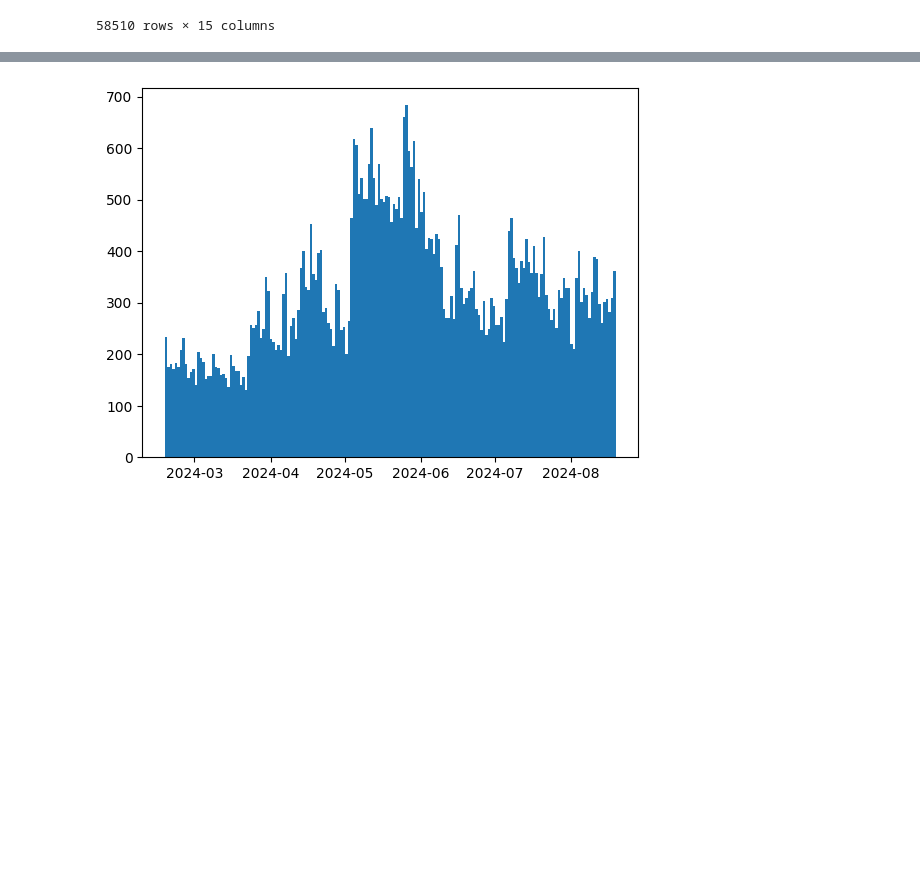
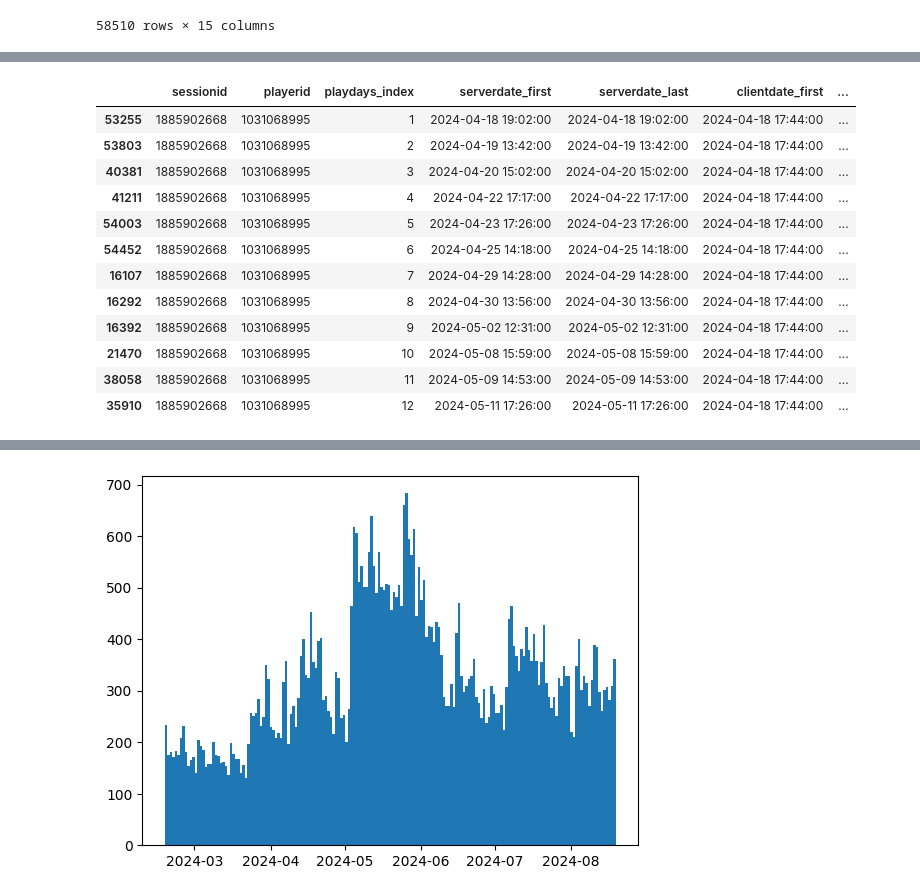
Before and after one commit to Mr28/game-user-engagement-analysis, a Jupyter notebook: Untitled-1.ipynb, the cells around one changed output, grey strips where cells are left out. Cells and saved outputs as stored; diff of their text form; code cells hidden in the pictures; blank space fills up the shorter version.

```diff
--- a/Untitled-1.ipynb
+++ b/Untitled-1.ipynb
@@ -525,0 +701,16 @@ print(df.loc[df['clientdate_first']<'2024-02-18 00:00:00', ['playerid', 'serverd
+# %%
+df.loc[df['sessionid']==1885902668, ['sessionid', 'playerid', 'playdays_index', 'serverdate_first', 'serverdate_last', 'clientdate_first', 'clientdate_last', 'sessionuptime_duration', 'session_playtime_duration']]
+# %% [output]
+|  | sessionid | playerid | playdays_index | serverdate_first | serverdate_last | clientdate_first | ... |
+| 53255 | 1885902668 | 1031068995 | 1 | 2024-04-18 19:02:00 | 2024-04-18 19:02:00 | 2024-04-18 17:44:00 | ... |
+| 53803 | 1885902668 | 1031068995 | 2 | 2024-04-19 13:42:00 | 2024-04-19 13:42:00 | 2024-04-18 17:44:00 | ... |
+| 40381 | 1885902668 | 1031068995 | 3 | 2024-04-20 15:02:00 | 2024-04-20 15:02:00 | 2024-04-18 17:44:00 | ... |
+| 41211 | 1885902668 | 1031068995 | 4 | 2024-04-22 17:17:00 | 2024-04-22 17:17:00 | 2024-04-18 17:44:00 | ... |
+| 54003 | 1885902668 | 1031068995 | 5 | 2024-04-23 17:26:00 | 2024-04-23 17:26:00 | 2024-04-18 17:44:00 | ... |
+| 54452 | 1885902668 | 1031068995 | 6 | 2024-04-25 14:18:00 | 2024-04-25 14:18:00 | 2024-04-18 17:44:00 | ... |
+| 16107 | 1885902668 | 1031068995 | 7 | 2024-04-29 14:28:00 | 2024-04-29 14:28:00 | 2024-04-18 17:44:00 | ... |
+| 16292 | 1885902668 | 1031068995 | 8 | 2024-04-30 13:56:00 | 2024-04-30 13:56:00 | 2024-04-18 17:44:00 | ... |
+| 16392 | 1885902668 | 1031068995 | 9 | 2024-05-02 12:31:00 | 2024-05-02 12:31:00 | 2024-04-18 17:44:00 | ... |
+| 21470 | 1885902668 | 1031068995 | 10 | 2024-05-08 15:59:00 | 2024-05-08 15:59:00 | 2024-04-18 17:44:00 | ... |
+| 38058 | 1885902668 | 1031068995 | 11 | 2024-05-09 14:53:00 | 2024-05-09 14:53:00 | 2024-04-18 17:44:00 | ... |
+| 35910 | 1885902668 | 1031068995 | 12 | 2024-05-11 17:26:00 | 2024-05-11 17:26:00 | 2024-04-18 17:44:00 | ... |
```
Also changed, not shown: parts of 25 cells of this notebook.
